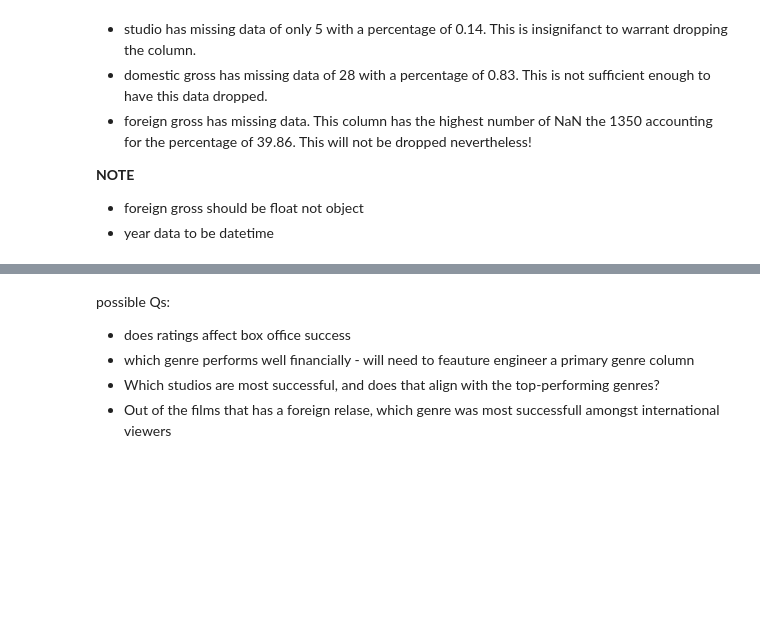
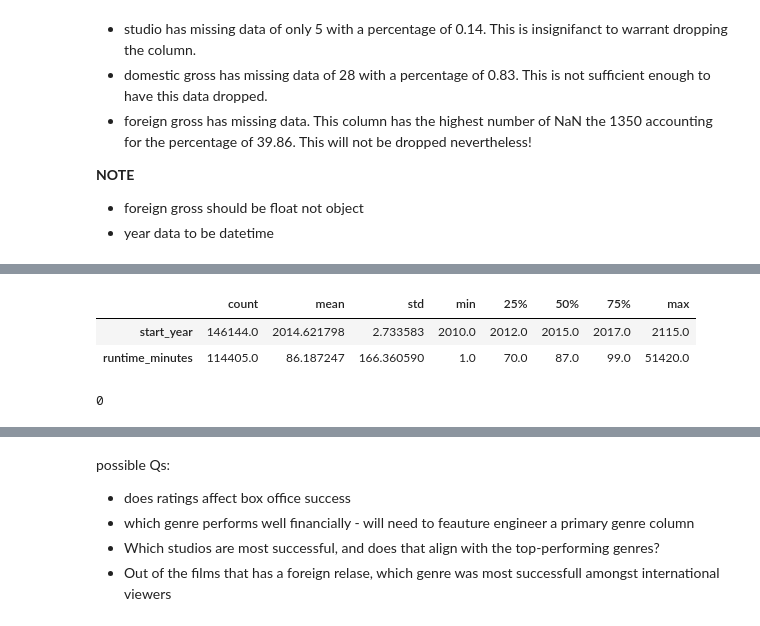
Before and after one commit to arlenestanley1/dsc-module-3-project-v3, a Jupyter notebook: student.ipynb, the cells around one changed output, grey strips where cells are left out. Saved outputs shown, nothing was run; the diff lists cells and outputs as text; code cells hidden in the pictures; blank space fills up the shorter version.

```diff
--- a/student.ipynb
+++ b/student.ipynb
@@ -209,0 +281,10 @@ LIMIT 5;
+# %%
+basics_querry.describe().T
+# %% [output]
+|  | count | mean | std | min | 25% | 50% | 75% | max |
+| start_year | 146144.0 | 2014.621798 | 2.733583 | 2010.0 | 2012.0 | 2015.0 | 2017.0 | 2115.0 |
+| runtime_minutes | 114405.0 | 86.187247 | 166.360590 | 1.0 | 70.0 | 87.0 | 99.0 | 51420.0 |
+# %%
+basics_querry.duplicated().sum()
+# %% [output]
+0
```
Also changed, not shown: parts of 15 cells of this notebook.
